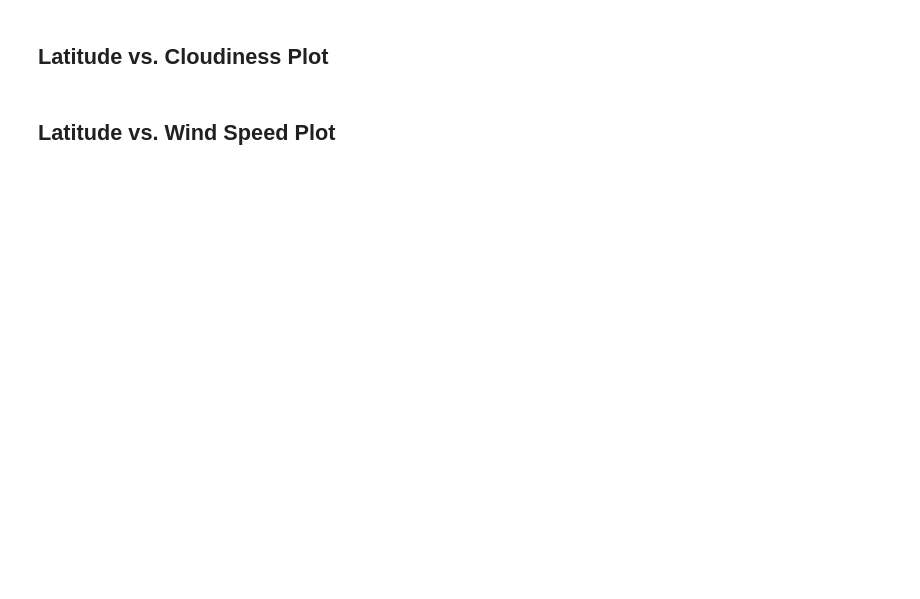
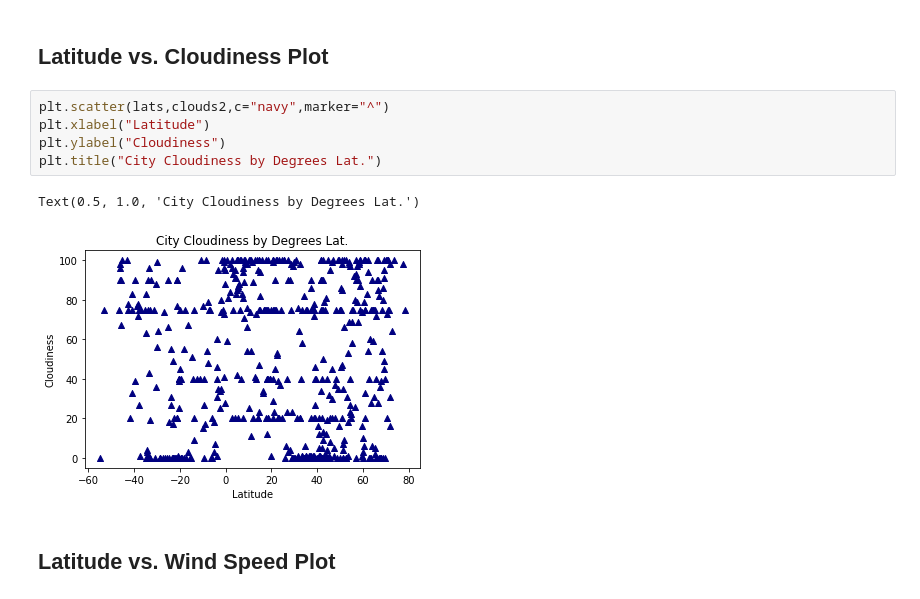
Before and after one commit to anniid/api_weather_challenge, a Jupyter notebook: Weather/WeatherPy.ipynb, the cells around one changed output. Cells and saved outputs as stored; diff of their text form; blank space fills up the shorter version.

```diff
--- a/Weather/WeatherPy.ipynb
+++ b/Weather/WeatherPy.ipynb
@@ -83,4 +193,12 @@ Skip this step if there are no cities that have humidity > 100%.
 # %% [markdown]
 ## Latitude vs. Cloudiness Plot
+# %%
+plt.scatter(lats,clouds2,c="navy",marker="^")
+plt.xlabel("Latitude")
+plt.ylabel("Cloudiness")
+plt.title("City Cloudiness by Degrees Lat.")
+# %% [output]
+Text(0.5, 1.0, 'City Cloudiness by Degrees Lat.')
+[figure, added]
 # %% [markdown]
 ## Latitude vs. Wind Speed Plot
```
Also changed, not shown: parts of 9 cells of this notebook, 5 other files.
